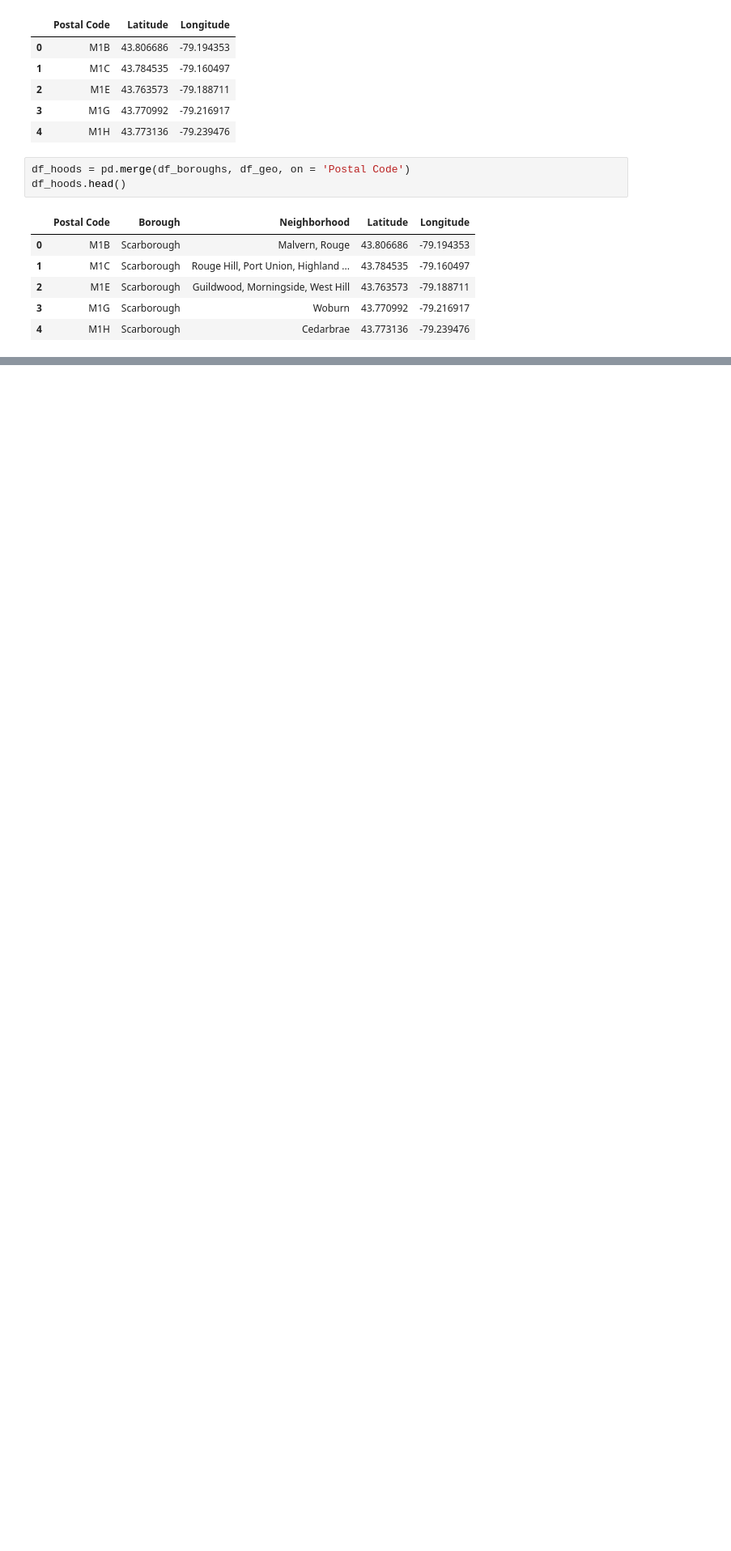
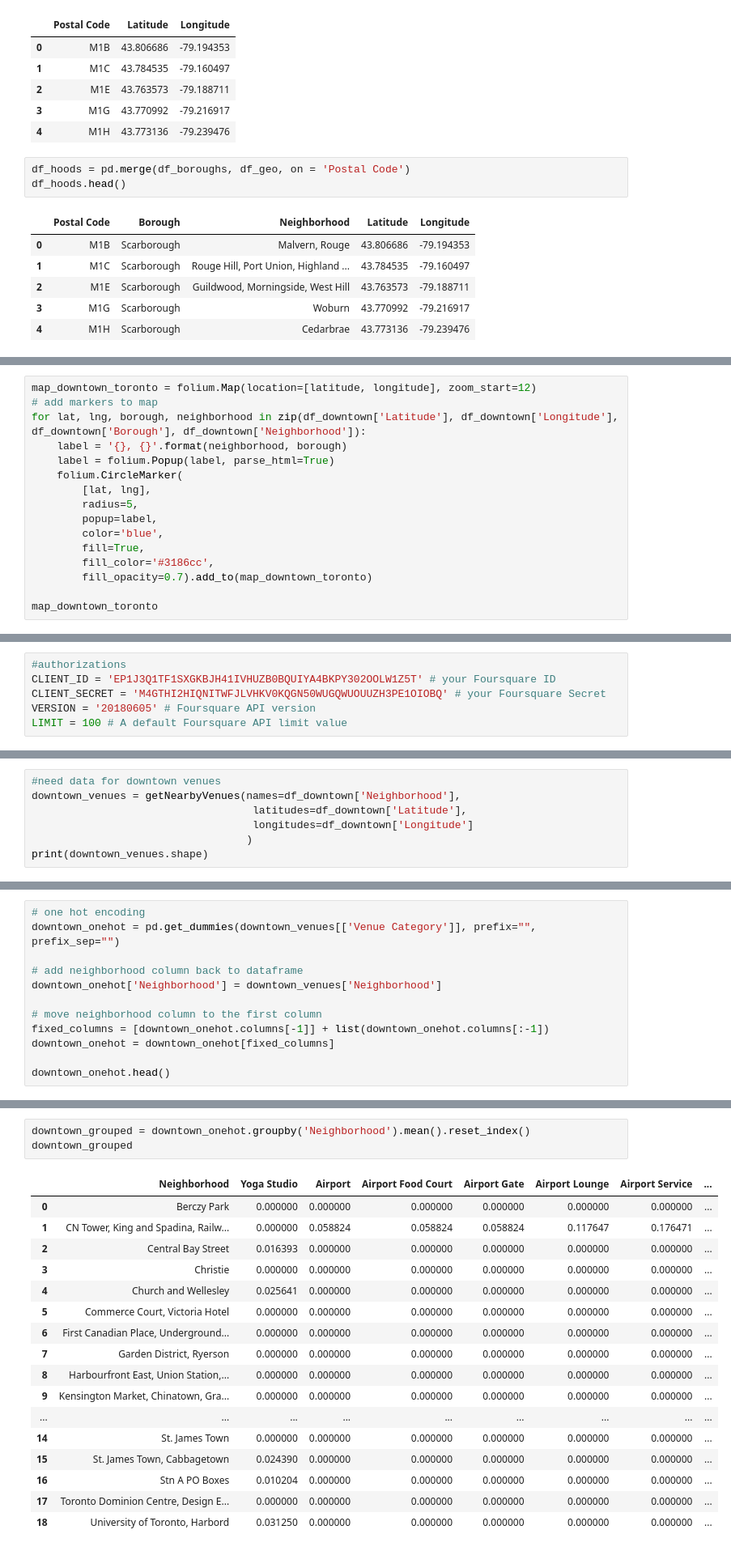
Before and after one commit to Duke-of-URL/Coursera_Capstone, a Jupyter notebook: Segmenting and Clustering Neighborhoods in Toronto.ipynb, the cells around one changed output, grey strips where cells are left out. Shown: that part at 81% size. Drawn from its saved outputs; the diff is of its cells as text; blank space fills up the shorter version.

Commit message:
Published from Watson Studio.

```diff
--- a/Segmenting and Clustering Neighborhoods in Toronto.ipynb
+++ b/Segmenting and Clustering Neighborhoods in Toronto.ipynb
@@ -84,0 +222,16 @@ df_hoods.head()
+# %%
+map_downtown_toronto = folium.Map(location=[latitude, longitude], zoom_start=12)
+# add markers to map
+for lat, lng, borough, neighborhood in zip(df_downtown['Latitude'], df_downtown['Longitude'], df_downtown['Borough'], df_downtown['Neighborhood']):
+    label = '{}, {}'.format(neighborhood, borough)
+    label = folium.Popup(label, parse_html=True)
+    folium.CircleMarker(
+        [lat, lng],
+        radius=5,
+        popup=label,
+        color='blue',
+        fill=True,
+        fill_color='#3186cc',
+        fill_opacity=0.7).add_to(map_downtown_toronto)
+
+map_downtown_toronto
@@ -84,0 +242,6 @@ df_hoods.head()
+# %%
+#authorizations
+CLIENT_ID = 'EP1J3Q1TF1SXGKBJH41IVHUZB0BQUIYA4BKPY302OOLW1Z5T' # your Foursquare ID
+CLIENT_SECRET = 'M4GTHI2HIQNITWFJLVHKV0KQGN50WUGQWUOUUZH3PE1OIOBQ' # your Foursquare Secret
+VERSION = '20180605' # Foursquare API version
+LIMIT = 100 # A default Foursquare API limit value
@@ -84,0 +291,7 @@ df_hoods.head()
+# %%
+#need data for downtown venues
+downtown_venues = getNearbyVenues(names=df_downtown['Neighborhood'],
+                                   latitudes=df_downtown['Latitude'],
+                                   longitudes=df_downtown['Longitude']
+                                  )
+print(downtown_venues.shape)
@@ -84,0 +331,12 @@ df_hoods.head()
+# %%
+# one hot encoding
+downtown_onehot = pd.get_dummies(downtown_venues[['Venue Category']], prefix="", prefix_sep="")
+
+# add neighborhood column back to dataframe
+downtown_onehot['Neighborhood'] = downtown_venues['Neighborhood']
+
+# move neighborhood column to the first column
+fixed_columns = [downtown_onehot.columns[-1]] + list(downtown_onehot.columns[:-1])
+downtown_onehot = downtown_onehot[fixed_columns]
+
+downtown_onehot.head()
@@ -84,0 +351,21 @@ df_hoods.head()
+# %%
+downtown_grouped = downtown_onehot.groupby('Neighborhood').mean().reset_index()
+downtown_grouped
+# %% [output]
+|  | Neighborhood | Yoga Studio | Airport | Airport Food Court | Airport Gate | Airport Lounge | Airport Service | ... |
+| 0 | Berczy Park | 0.000000 | 0.000000 | 0.000000 | 0.000000 | 0.000000 | 0.000000 | ... |
+| 1 | CN Tower, King and Spadina, Railw... | 0.000000 | 0.058824 | 0.058824 | 0.058824 | 0.117647 | 0.176471 | ... |
+| 2 | Central Bay Street | 0.016393 | 0.000000 | 0.000000 | 0.000000 | 0.000000 | 0.000000 | ... |
+| 3 | Christie | 0.000000 | 0.000000 | 0.000000 | 0.000000 | 0.000000 | 0.000000 | ... |
+| 4 | Church and Wellesley | 0.025641 | 0.000000 | 0.000000 | 0.000000 | 0.000000 | 0.000000 | ... |
+| 5 | Commerce Court, Victoria Hotel | 0.000000 | 0.000000 | 0.000000 | 0.000000 | 0.000000 | 0.000000 | ... |
+| 6 | First Canadian Place, Underground... | 0.000000 | 0.000000 | 0.000000 | 0.000000 | 0.000000 | 0.000000 | ... |
+| 7 | Garden District, Ryerson | 0.000000 | 0.000000 | 0.000000 | 0.000000 | 0.000000 | 0.000000 | ... |
+| 8 | Harbourfront East, Union Station,... | 0.000000 | 0.000000 | 0.000000 | 0.000000 | 0.000000 | 0.000000 | ... |
+| 9 | Kensington Market, Chinatown, Gra... | 0.000000 | 0.000000 | 0.000000 | 0.000000 | 0.000000 | 0.000000 | ... |
+| ... | ... | ... | ... | ... | ... | ... | ... | ... |
+| 14 | St. James Town | 0.000000 | 0.000000 | 0.000000 | 0.000000 | 0.000000 | 0.000000 | ... |
+| 15 | St. James Town, Cabbagetown | 0.024390 | 0.000000 | 0.000000 | 0.000000 | 0.000000 | 0.000000 | ... |
+| 16 | Stn A PO Boxes | 0.010204 | 0.000000 | 0.000000 | 0.000000 | 0.000000 | 0.000000 | ... |
+| 17 | Toronto Dominion Centre, Design E... | 0.000000 | 0.000000 | 0.000000 | 0.000000 | 0.000000 | 0.000000 | ... |
+| 18 | University of Toronto, Harbord | 0.031250 | 0.000000 | 0.000000 | 0.000000 | 0.000000 | 0.000000 | ... |
```
Also changed, not shown: parts of 27 cells of this notebook.
